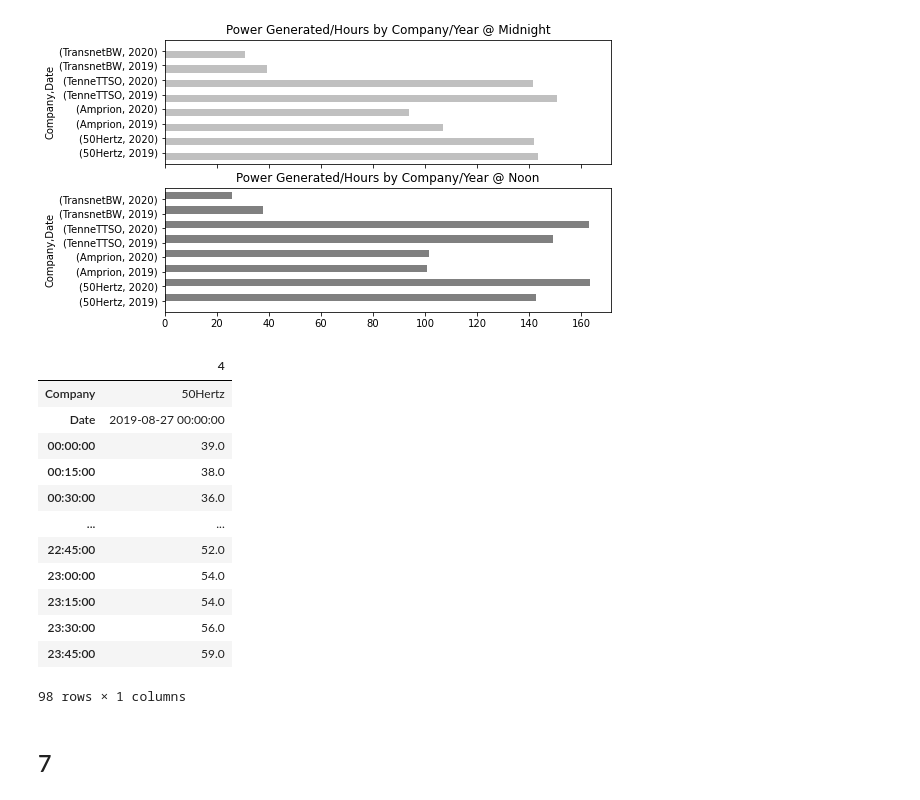
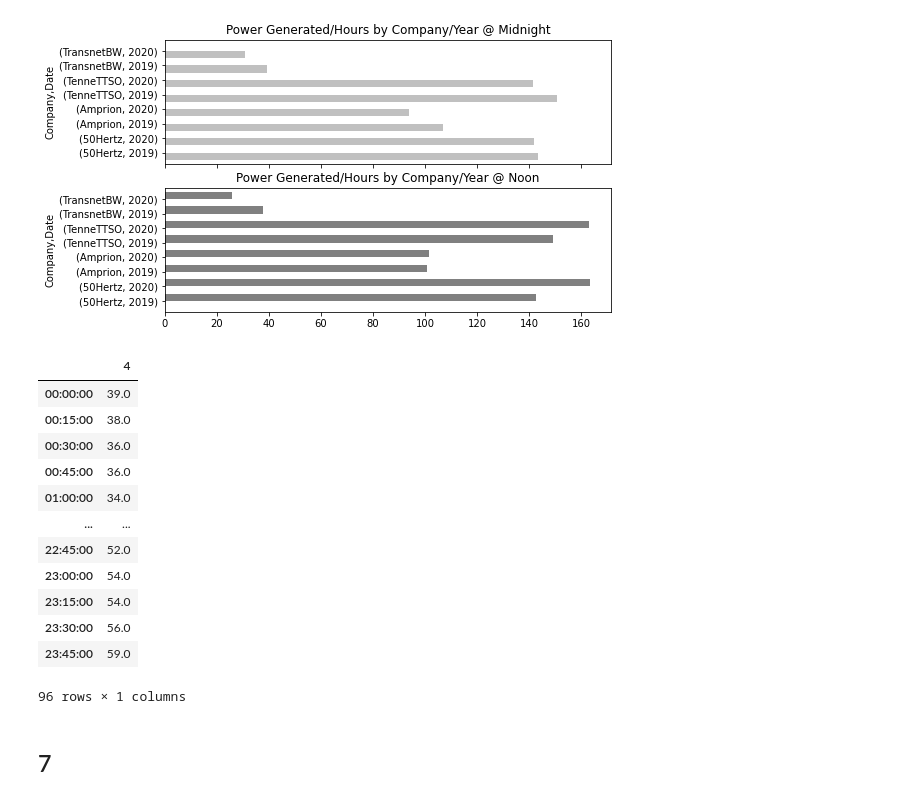
Before and after one commit to btully12/IP3_BJT, a Jupyter notebook: IP3_BJT.ipynb, the cells around one changed output. Drawn from its saved outputs; the diff is of its cells as text; code cells hidden in the pictures.

```diff
--- a/IP3_BJT.ipynb
+++ b/IP3_BJT.ipynb
@@ -121,21 +121,23 @@ plt.savefig('combined_bar_chart.png')
 # %% [output]
 [figure]
 # %%
-df.query('Company=="50Hertz" and Date=="2019-08-27"').T
+t=df.query('Company=="50Hertz" and Date=="2019-08-27"').T
+t=t.iloc[2:]
+t
 # %% [output]
 |  | 4 |
-| Company | 50Hertz |
-| Date | 2019-08-27 00:00:00 |
 | 00:00:00 | 39.0 |
 | 00:15:00 | 38.0 |
 | 00:30:00 | 36.0 |
+| 00:45:00 | 36.0 |
+| 01:00:00 | 34.0 |
 | ... | ... |
 | 22:45:00 | 52.0 |
 | 23:00:00 | 54.0 |
 | 23:15:00 | 54.0 |
 | 23:30:00 | 56.0 |
 | 23:45:00 | 59.0 |
-98 rows × 1 columns
+96 rows × 1 columns
 # %% [markdown]
 ## 7
 # %%
```
Also changed, not shown: parts of 1 cell of this notebook.
